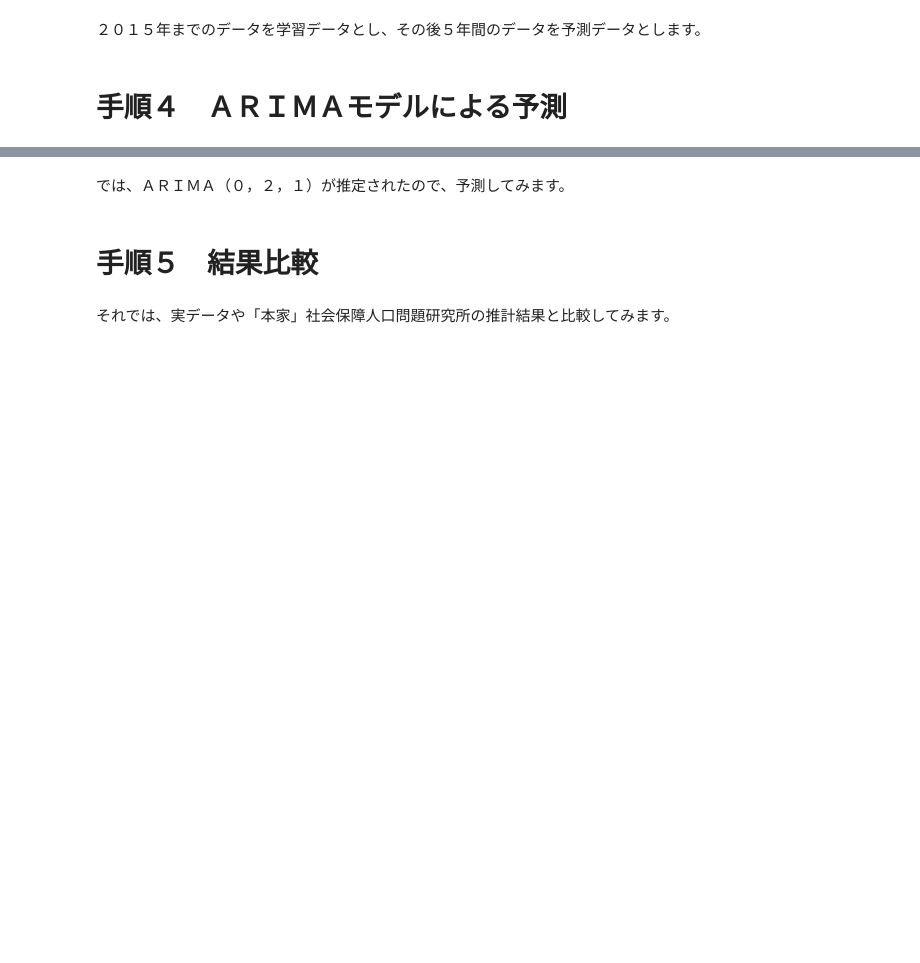
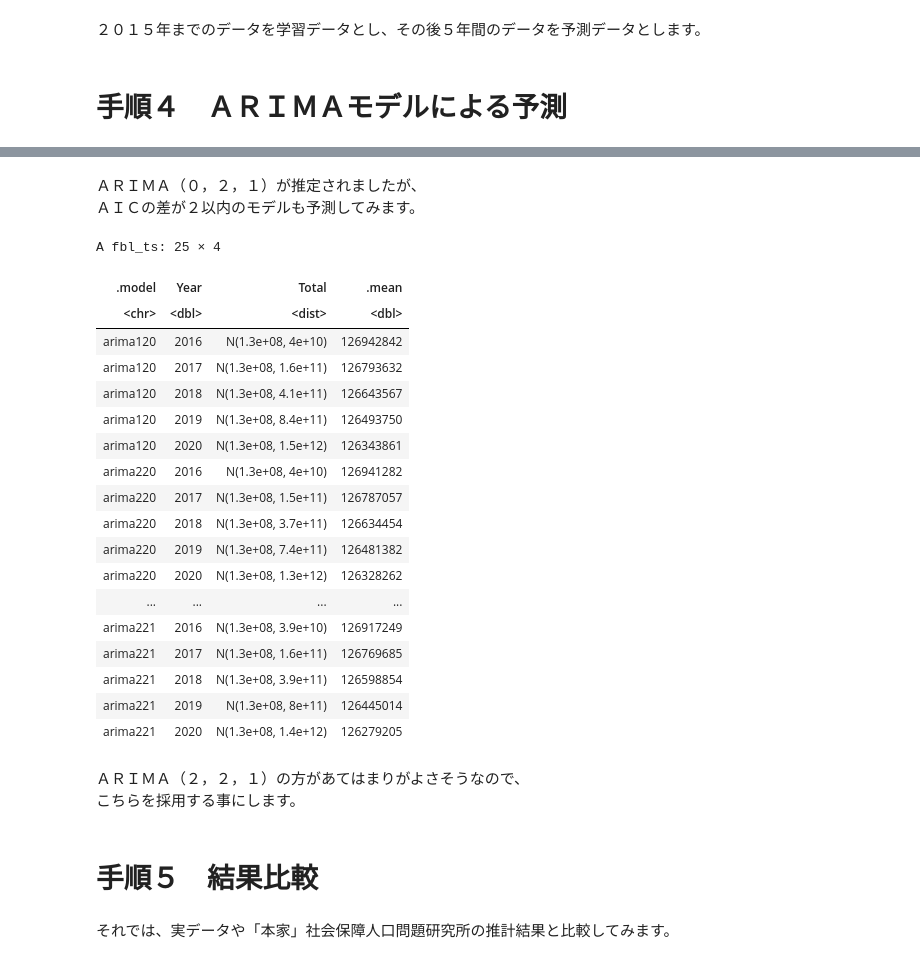
Before and after one commit to u-10bei/Population_Projections, a Jupyter notebook: ipynb/R_ARIMA_1.ipynb, the cells around one changed output, grey strips where cells are left out. Saved outputs shown, nothing was run; the diff lists cells and outputs as text; code cells hidden in the pictures; blank space fills up the shorter version.

```diff
--- a/ipynb/R_ARIMA_1.ipynb
+++ b/ipynb/R_ARIMA_1.ipynb
@@ -128,4 +150,5 @@ A mdl_df: 1 × 1
 | <model> |
 | <ARIMA(0,2,1)> |
 # %% [markdown]
-では、ＡＲＩＭＡ（０，２，１）が推定されたので、予測してみます。
+ＡＲＩＭＡ（０，２，１）が推定されましたが、
+ＡＩＣの差が２以内のモデルも予測してみます。
@@ -136,3 +155,41 @@ forecast( h = "5 years" ) -> pop_arima_f
+# %%
+pop_train |>
+  model(
+    arima120 = ARIMA( Total ~ 0 + pdq( 1, 2, 0 )),
+    arima220 = ARIMA( Total ~ 0 + pdq( 2, 2, 0 )),
+    arima021 = ARIMA( Total ~ 0 + pdq( 0, 2, 1 )),
+    arima121 = ARIMA( Total ~ 0 + pdq( 1, 2, 1 )),
+    arima221 = ARIMA( Total ~ 0 + pdq( 2, 2, 1 ))) ->
+pop_arima
+
+# ＡＲＩＭＡによる予測
+pop_arima |>
+  forecast( h = "5 years" ) ->
+pop_arima_f
+pop_arima_f
+# %% [output]
+A fbl_ts: 25 × 4
+| .model | Year | Total | .mean |
+| <chr> | <dbl> | <dist> | <dbl> |
+| arima120 | 2016 | N(1.3e+08, 4e+10) | 126942842 |
+| arima120 | 2017 | N(1.3e+08, 1.6e+11) | 126793632 |
+| arima120 | 2018 | N(1.3e+08, 4.1e+11) | 126643567 |
+| arima120 | 2019 | N(1.3e+08, 8.4e+11) | 126493750 |
+| arima120 | 2020 | N(1.3e+08, 1.5e+12) | 126343861 |
+| arima220 | 2016 | N(1.3e+08, 4e+10) | 126941282 |
+| arima220 | 2017 | N(1.3e+08, 1.5e+11) | 126787057 |
+| arima220 | 2018 | N(1.3e+08, 3.7e+11) | 126634454 |
+| arima220 | 2019 | N(1.3e+08, 7.4e+11) | 126481382 |
+| arima220 | 2020 | N(1.3e+08, 1.3e+12) | 126328262 |
+| ... | ... | ... | ... |
+| arima221 | 2016 | N(1.3e+08, 3.9e+10) | 126917249 |
+| arima221 | 2017 | N(1.3e+08, 1.6e+11) | 126769685 |
+| arima221 | 2018 | N(1.3e+08, 3.9e+11) | 126598854 |
+| arima221 | 2019 | N(1.3e+08, 8e+11) | 126445014 |
+| arima221 | 2020 | N(1.3e+08, 1.4e+12) | 126279205 |
+# %% [markdown]
+ＡＲＩＭＡ（２，２，１）の方があてはまりがよさそうなので、
+こちらを採用する事にします。
 # %% [markdown]
 # 手順５　結果比較
 # %% [markdown]
```
Also changed, not shown: parts of 7 cells of this notebook.
